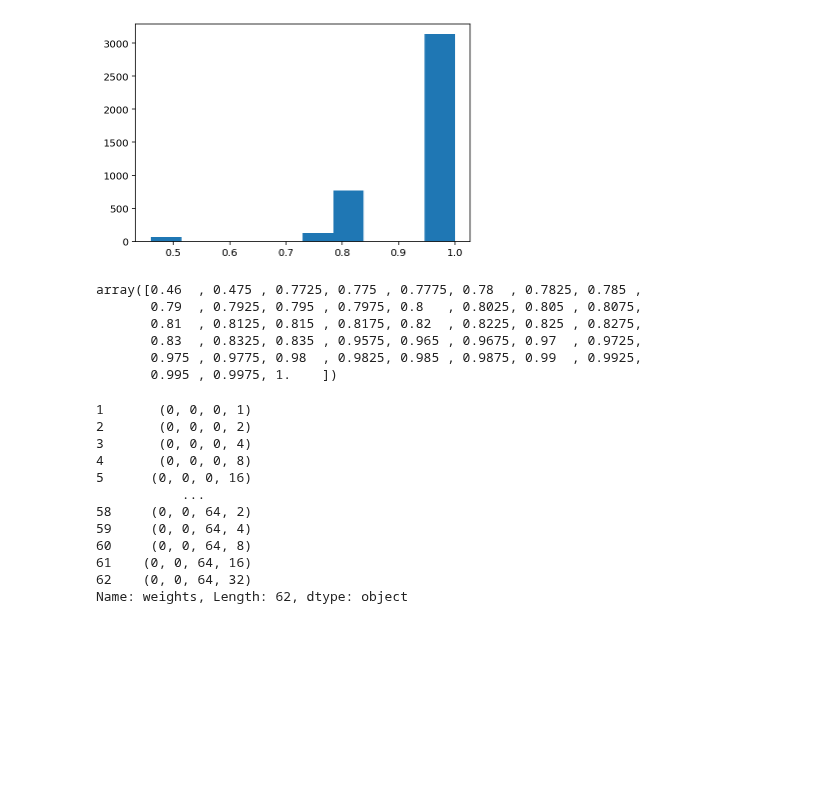
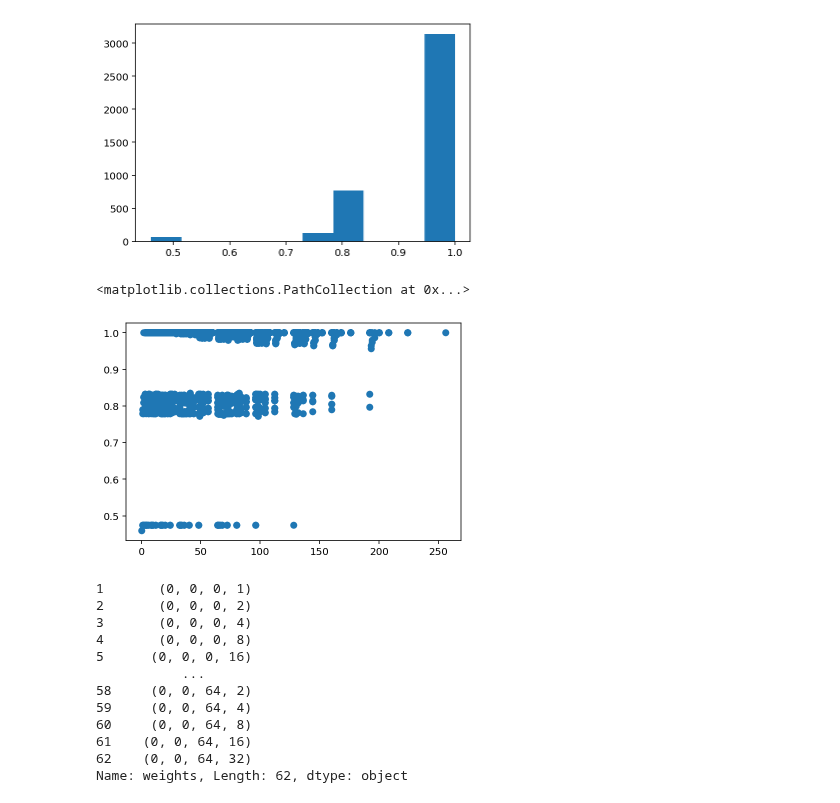
Before and after one commit to harry-tian/ai-driven-tutorial, a Jupyter notebook: data_processing.ipynb, the cells around one changed output. Drawn from its saved outputs; the diff is of its cells as text; code cells hidden in the pictures; blank space fills up the shorter version.

```diff
--- a/data_processing.ipynb
+++ b/data_processing.ipynb
@@ -74,15 +87,12 @@ plt.hist(df["aligns"])
         0.946, 1.   ]),
  <BarContainer object of 10 artists>)
 [figure]
-# %%
-np.unique(df["aligns"])
-# %% [output]
-array([0.46  , 0.475 , 0.7725, 0.775 , 0.7775, 0.78  , 0.7825, 0.785 ,
-       0.79  , 0.7925, 0.795 , 0.7975, 0.8   , 0.8025, 0.805 , 0.8075,
-       0.81  , 0.8125, 0.815 , 0.8175, 0.82  , 0.8225, 0.825 , 0.8275,
-       0.83  , 0.8325, 0.835 , 0.9575, 0.965 , 0.9675, 0.97  , 0.9725,
-       0.975 , 0.9775, 0.98  , 0.9825, 0.985 , 0.9875, 0.99  , 0.9925,
-       0.995 , 0.9975, 1.    ])
+# %%
+weight_sums = [sum([int(x) for x in df["weights"][i].replace("(","").replace(")","").split(",")]) for i in range(4096)]
+plt.scatter(weight_sums,df["aligns"])
+# %% [output]
+<matplotlib.collections.PathCollection at 0x...>
+[figure, added]
 # %%
 df["weights"][1:63]
 # %% [output]
```
Also changed, not shown: parts of 2 cells of this notebook, 9 other files.
